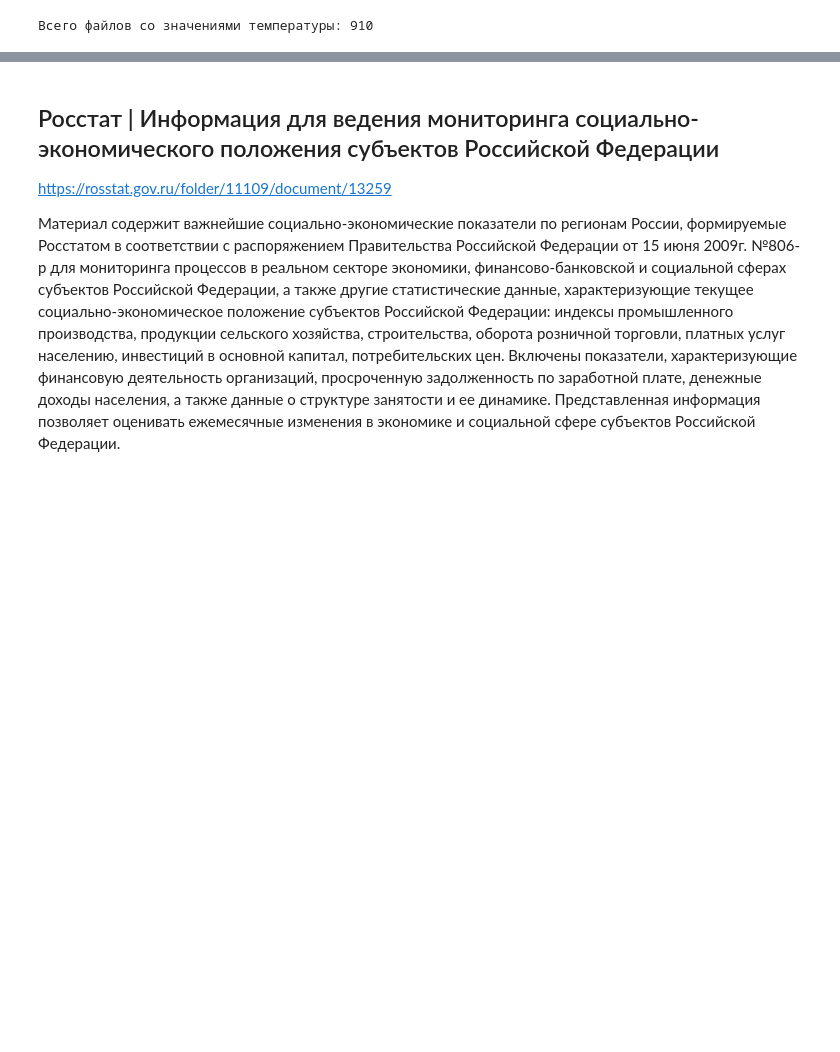
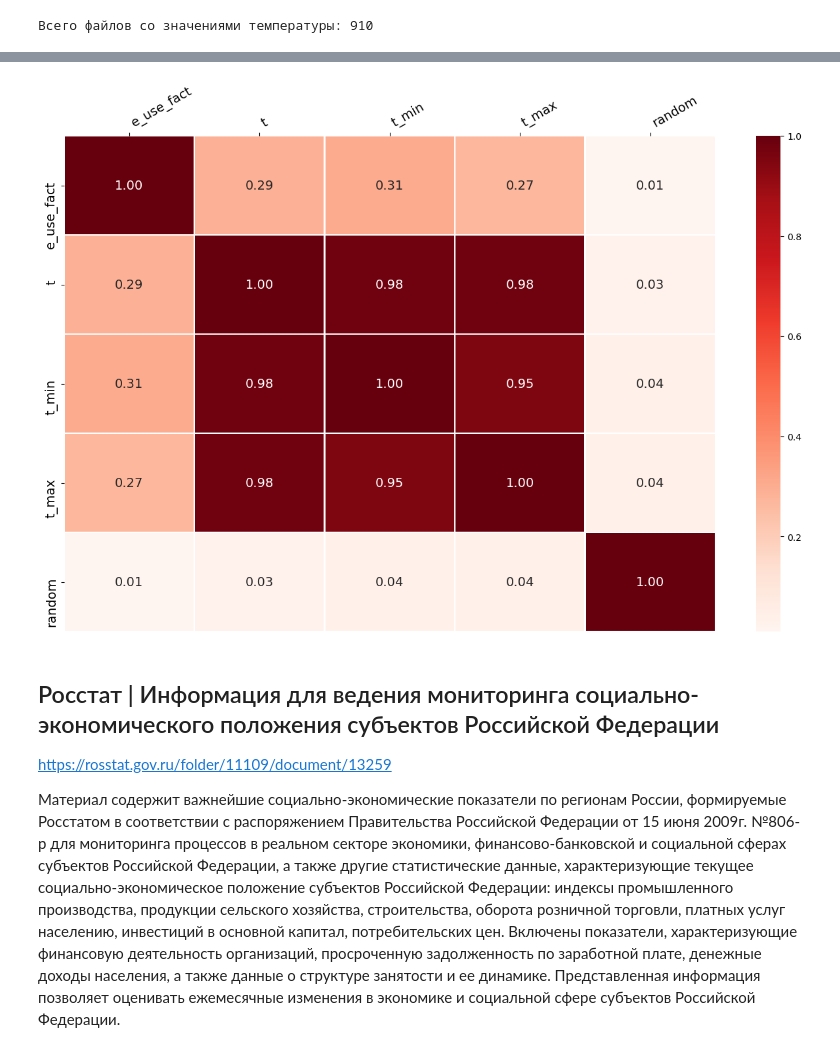
Before and after one commit to dsfnag/dst-off_final, a Jupyter notebook: CiP_FINAL_Minenergo_DST-OFF.ipynb, the cells around one changed output, grey strips where cells are left out. Drawn from its saved outputs; the diff is of its cells as text; code cells hidden in the pictures; blank space fills up the shorter version.

```diff
--- a/CiP_FINAL_Minenergo_DST-OFF.ipynb
+++ b/CiP_FINAL_Minenergo_DST-OFF.ipynb
@@ -344,3 +443,12 @@ df_temperatures.sort_values('date')
+# %%
+plt.figure(figsize=(16,10), dpi= 100)
+df_corr = df[[key_param]+[c for c in df.columns if not c in [key_param]]].corr()
+sns.heatmap(df_corr.abs(), annot=True, fmt='.2f', annot_kws={'fontsize':14}, cmap='Reds', linewidths=1)
+#, mask=np.triu(df_corr)) colors — https://matplotlib.org/examples/color/colormaps_reference.html
+plt.xticks(horizontalalignment='left', fontweight='light', fontsize=14, rotation=30)
+plt.yticks(fontweight='light', fontsize=14);
+# %% [output]
+[figure, added]
 # %% [markdown]
 ## Росстат | Информация для ведения мониторинга социально-экономического положения субъектов Российской Федерации
 
```
Also changed, not shown: parts of 11 cells of this notebook, 2 other files.
